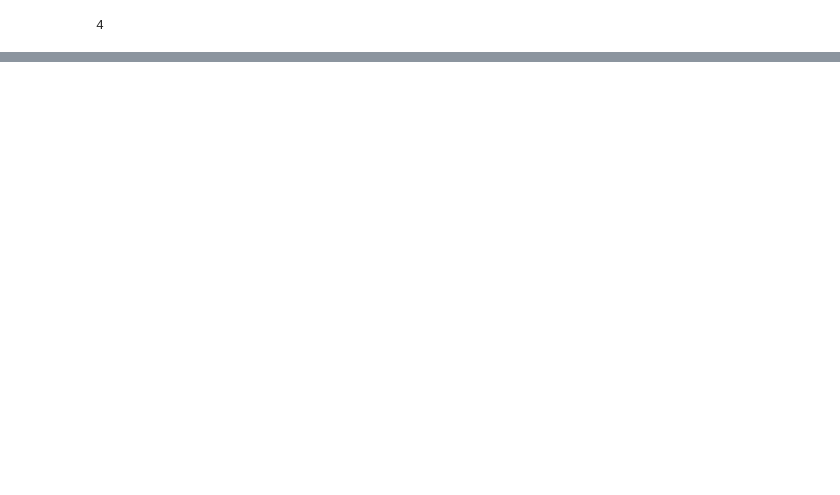
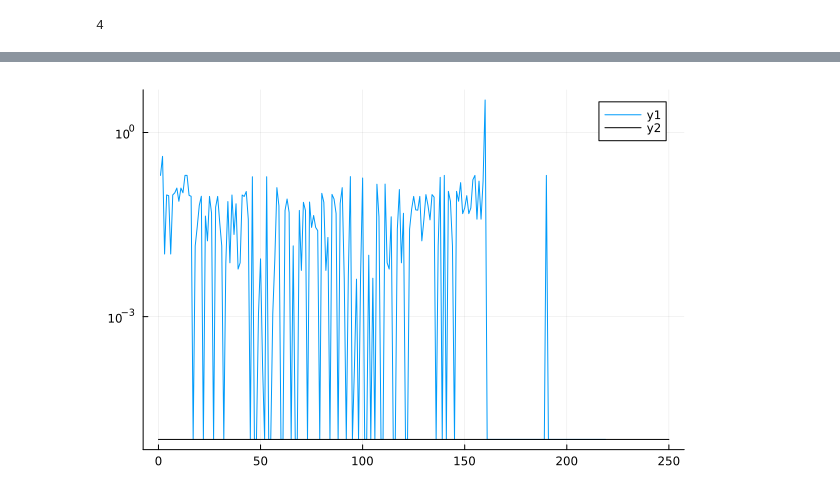
Before and after one commit to GoodStuff11/ML-signproblem, a Jupyter notebook: experimenting/hubbard_ed.ipynb, the cells around one changed output, grey strips where cells are left out. Drawn from its saved outputs; the diff is of its cells as text; code cells hidden in the pictures; blank space fills up the shorter version.

```diff
--- a/experimenting/hubbard_ed.ipynb
+++ b/experimenting/hubbard_ed.ipynb
@@ -330,0 +454,20 @@ N_down = d["N_down"]
+# %%
+# using KrylovKit
+
+t = 1
+U = 8
+μ = 0  # positive incentivises fewer particles (one electron costs this much energy)
+# N_up = 1:4
+# N_down = 1:4
+N = 3
+half_filling = false
+lattice = Graphs.grid((2,3))
+# lattice = Graphs.cycle_graph(3)
+
+model = HubbardModel(t,U,μ,half_filling)
+subspace = HubbardSubspace(N, lattice)
+# subspace = HubbardSubspace(N_up, N_down, lattice)
+H1 = create_Hubbard(model, subspace)
+
+E1, V1 = eigen(Matrix(H1))
+# cicj_array1 = create_cicj(subspace)
@@ -330,0 +492,7 @@ N_down = d["N_down"]
+# %%
+epsilon = 1e-5
+plot(diff(real.(E1)).+1e-5, yscale=:log10)
+plot!([0,250],[epsilon, epsilon],color="black")
+# plot!(diff(E2))
+# %% [output]
+[figure, added]
```
Also changed, not shown: parts of 17 cells of this notebook, 12 other files.
